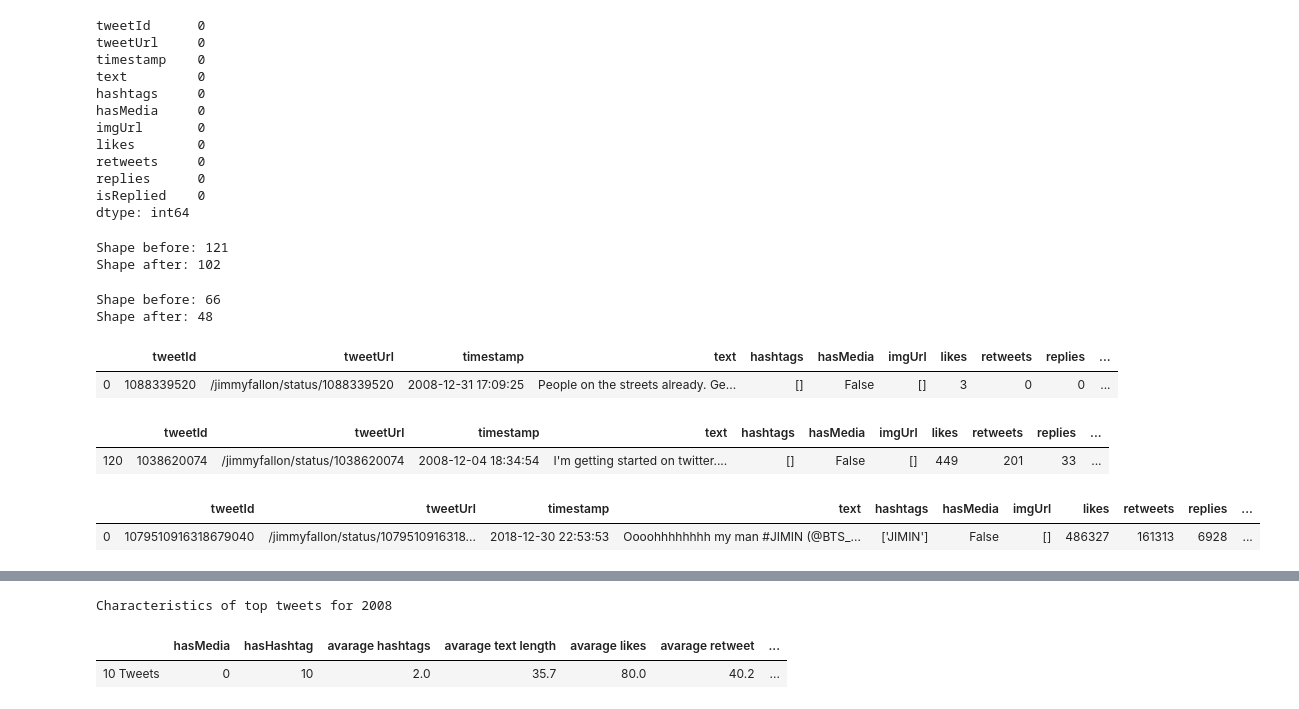
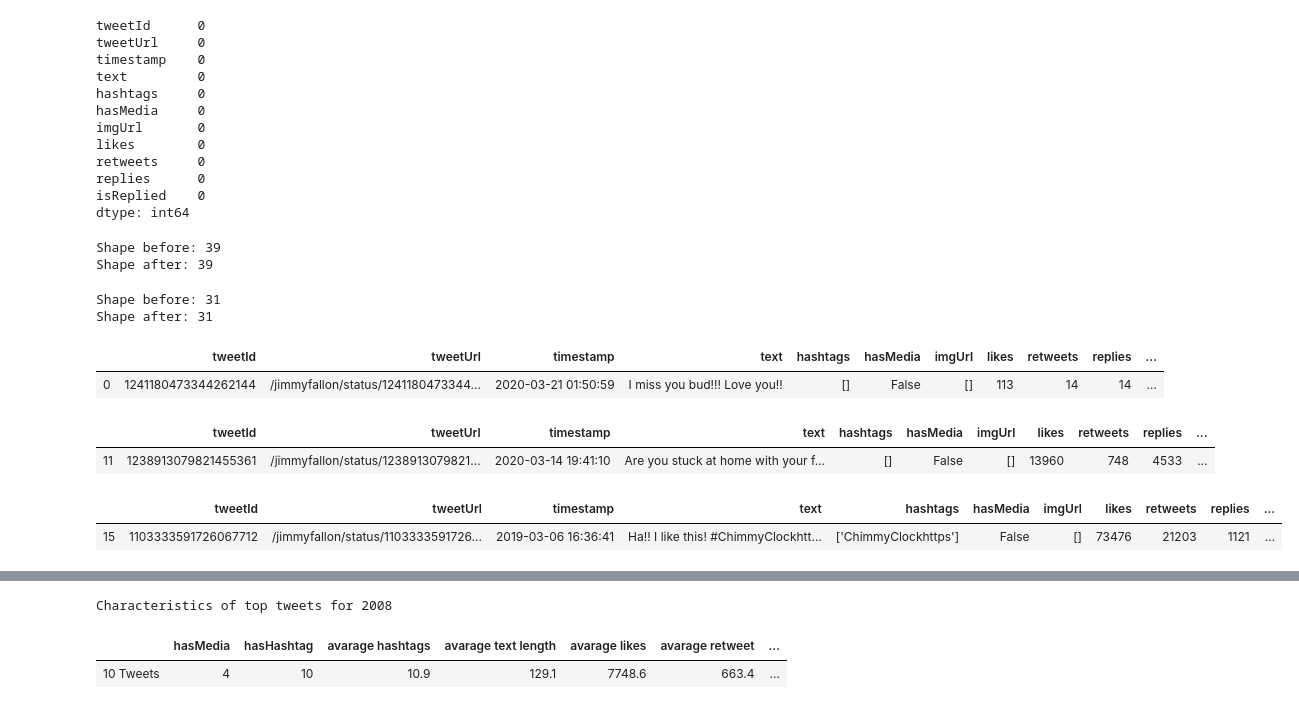
Before and after one commit to SamLevinSE/tweet_analyzer_Python_NLP, a Jupyter notebook: tweet_analysing.ipynb, the cells around one changed output, grey strips where cells are left out. Cells and saved outputs as stored; diff of their text form; code cells hidden in the pictures.

```diff
--- a/tweet_analysing.ipynb
+++ b/tweet_analysing.ipynb
@@ -25,3 +22,3 @@ Here I download the first n number of twitts about COVID from the first to the l
 # %%
-data_08 = pd.read_csv('data_08.csv')
-data_18 = pd.read_csv('data_18.csv')
+data_20 = pd.read_csv('data_20.csv')
+data_19 = pd.read_csv('data_19.csv')
@@ -78,5 +89,5 @@ data_08
 # %%
-data_18 = cleanup_columns(data_18, names=_header, to_drop=_drop)
-data_18
+data_19 = cleanup_columns(data_19, names=_header, to_drop=_drop)
+data_19.head()
 # %% [output]
 |  | tweetId | tweetUrl | timestamp | text | hashtags | hasMedia | imgUrl | likes | retweets | replies | ... |
@@ -111,45 +115,45 @@ isReplied    0
 dtype: int64
 # %%
 # dropping the duplicates and nans
-print(f'Shape before: {data_08.shape[0]}')
-data_08 = cleanup_rows(df=data_08)
-print(f'Shape after: {data_08.shape[0]}')
+print(f'Shape before: {data_20.shape[0]}')
+data_20 = cleanup_rows(df=data_20)
+print(f'Shape after: {data_20.shape[0]}')
 # %% [output]
-Shape before: 121
-Shape after: 102
+Shape before: 39
+Shape after: 39
 # %%
 # dropping the duplicates and nans
-print(f'Shape before: {data_18.shape[0]}')
-data_18 = cleanup_rows(df=data_18)
-print(f'Shape after: {data_18.shape[0]}')
+print(f'Shape before: {data_19.shape[0]}')
+data_19 = cleanup_rows(df=data_19)
+print(f'Shape after: {data_19.shape[0]}')
 # %% [output]
-Shape before: 66
-Shape after: 48
+Shape before: 31
+Shape after: 31
 # %%
 # top tweets
 _tops = 10
 # %%
 # convert the imgUrl list to a string
-data_08.imgUrl = data_08.imgUrl.apply(''.join)
-data_18.imgUrl = data_18.imgUrl.apply(''.join)
-data_08.head(1)
+data_20.imgUrl = data_20.imgUrl.apply(''.join)
+data_19.imgUrl = data_19.imgUrl.apply(''.join)
+data_20.head(1)
 # %% [output]
 |  | tweetId | tweetUrl | timestamp | text | hashtags | hasMedia | imgUrl | likes | retweets | replies | ... |
-| 0 | 1088339520 | /jimmyfallon/status/1088339520 | 2008-12-31 17:09:25 | People on the streets already. Ge... | [] | False | [] | 3 | 0 | 0 | ... |
+| 0 | 1241180473344262144 | /jimmyfallon/status/1241180473344... | 2020-03-21 01:50:59 | I miss you bud!!! Love you!! | [] | False | [] | 113 | 14 | 14 | ... |
 # %%
-_top_tweets_08 = data_08.sort_values(by='likes', ascending=False).head(_tops)
-_lowest_tweets_08 = data_08.sort_values(by='likes', ascending=False).tail(_tops)
-_top_tweets_08.head(1)
+_top_tweets_20 = data_20.sort_values(by='likes', ascending=False).head(_tops)
+_lowest_tweets_20 = data_20.sort_values(by='likes', ascending=False).tail(_tops)
+_top_tweets_20.head(1)
 # %% [output]
 |  | tweetId | tweetUrl | timestamp | text | hashtags | hasMedia | imgUrl | likes | retweets | replies | ... |
-| 120 | 1038620074 | /jimmyfallon/status/1038620074 | 2008-12-04 18:34:54 | I'm getting started on twitter.... | [] | False | [] | 449 | 201 | 33 | ... |
+| 11 | 1238913079821455361 | /jimmyfallon/status/1238913079821... | 2020-03-14 19:41:10 | Are you stuck at home with your f... | [] | False | [] | 13960 | 748 | 4533 | ... |
 # %%
-_top_tweets_18 = data_18.sort_values(by='likes', ascending=False).head(_tops)
-_lowest_tweets_18 = data_18.sort_values(by='likes', ascending=False).tail(_tops)
-_top_tweets_18.head(1)
+_top_tweets_19 = data_19.sort_values(by='likes', ascending=False).head(_tops)
+_lowest_tweets_19 = data_19.sort_values(by='likes', ascending=False).tail(_tops)
+_top_tweets_19.head(1)
 # %% [output]
 |  | tweetId | tweetUrl | timestamp | text | hashtags | hasMedia | imgUrl | likes | retweets | replies | ... |
-| 0 | 1079510916318679040 | /jimmyfallon/status/1079510916318... | 2018-12-30 22:53:53 | Oooohhhhhhhh my man #JIMIN (@BTS_... | ['JIMIN'] | False | [] | 486327 | 161313 | 6928 | ... |
+| 15 | 1103333591726067712 | /jimmyfallon/status/1103333591726... | 2019-03-06 16:36:41 | Ha!! I like this! #ChimmyClockhtt... | ['ChimmyClockhttps'] | False | [] | 73476 | 21203 | 1121 | ... |
 # %%
 # list(_top_tweets.imgUrl)[0][0]
 # %%
@@ -165,10 +169,10 @@ HTML(_lowest_tweets_18[['text', 'likes', 'imgUrl']].to_html(formatters={'imgUrl'
 [interactive output not drawn]
 # %%
 print('Characteristics of top tweets for 2008')
-top_characteristics(_top_tweets_08, _tops)
+top_characteristics(_top_tweets_20, _tops)
 # %% [output]
 Characteristics of top tweets for 2008
 |  | hasMedia | hasHashtag | avarage hashtags | avarage text length | avarage likes | avarage retweet | ... |
-| 10 Tweets | 0 | 10 | 2.0 | 35.7 | 80.0 | 40.2 | ... |
+| 10 Tweets | 4 | 10 | 10.9 | 129.1 | 7748.6 | 663.4 | ... |
 # %%
 print('Characteristics of lowest tweets for 2008')
```
Also changed, not shown: parts of 21 cells of this notebook, 5 other files.
